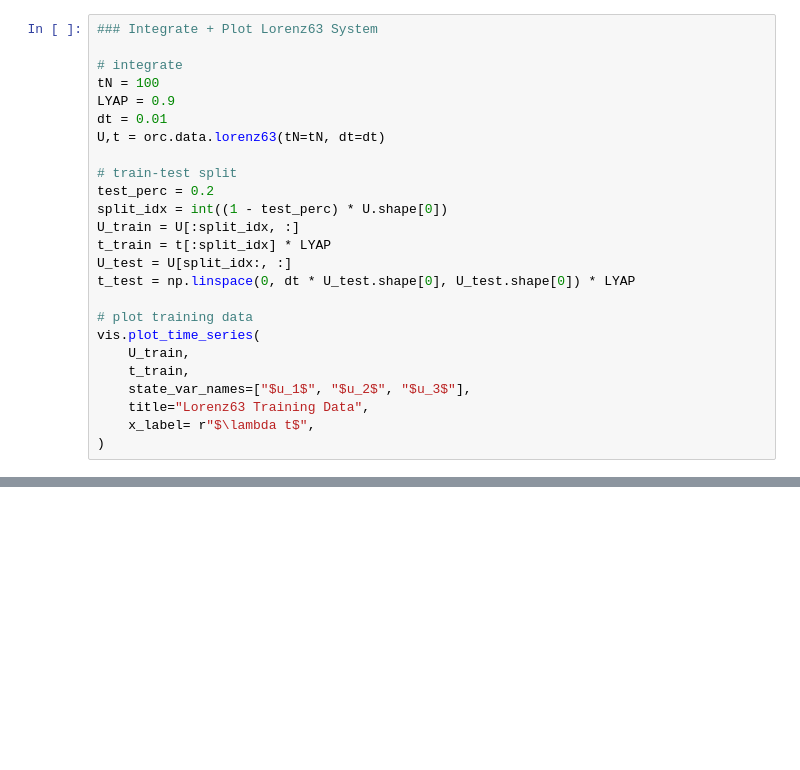
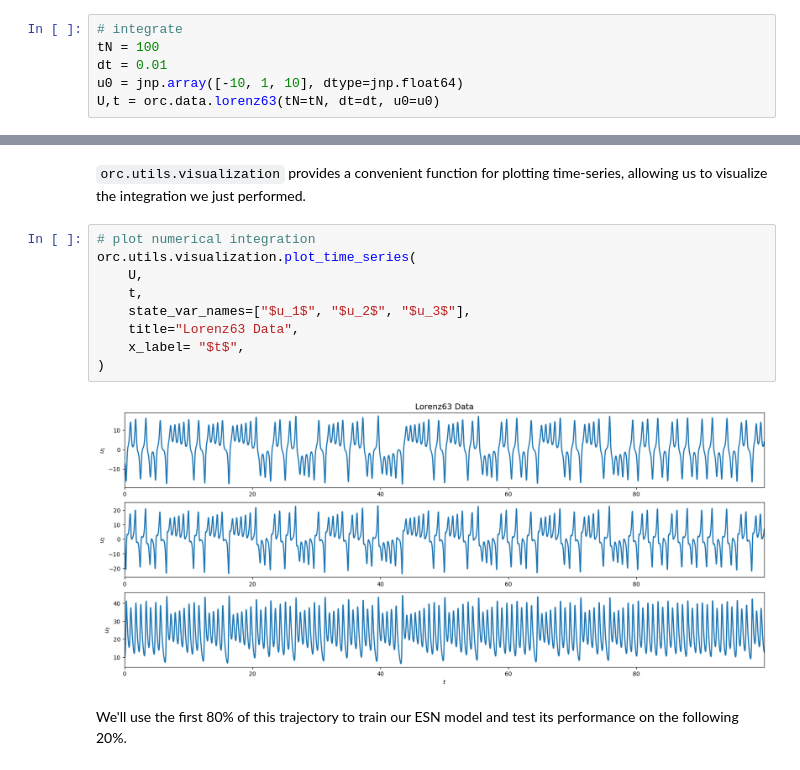
Before and after one commit to Jan-Williams/OpenReservoirComputing, a Jupyter notebook: examples/lorenz.ipynb, the cells around one changed output, grey strips where cells are left out. Saved outputs shown, nothing was run; the diff lists cells and outputs as text; blank space fills up the shorter version.

```diff
--- a/examples/lorenz.ipynb
+++ b/examples/lorenz.ipynb
@@ -12,26 +18,7 @@ from orc.utils import visualization as vis
 # %%
-### Integrate + Plot Lorenz63 System
-
 # integrate
 tN = 100
-LYAP = 0.9
 dt = 0.01
-U,t = orc.data.lorenz63(tN=tN, dt=dt)
-
-# train-test split
-test_perc = 0.2
-split_idx = int((1 - test_perc) * U.shape[0])
-U_train = U[:split_idx, :]
-t_train = t[:split_idx] * LYAP
-U_test = U[split_idx:, :]
-t_test = np.linspace(0, dt * U_test.shape[0], U_test.shape[0]) * LYAP
-
-# plot training data
-vis.plot_time_series(
-    U_train,
-    t_train,
-    state_var_names=["$u_1$", "$u_2$", "$u_3$"],
-    title="Lorenz63 Training Data",
-    x_label= r"$\lambda t$",
-)
+u0 = jnp.array([-10, 1, 10], dtype=jnp.float64)
+U,t = orc.data.lorenz63(tN=tN, dt=dt, u0=u0)
 # %% [output]
@@ -38,0 +26,15 @@ vis.plot_time_series(
+# %% [markdown]
+`orc.utils.visualization` provides a convenient function for plotting time-series, allowing us to visualize the integration we just performed.
+# %%
+# plot numerical integration
+orc.utils.visualization.plot_time_series(
+    U,
+    t,
+    state_var_names=["$u_1$", "$u_2$", "$u_3$"],
+    title="Lorenz63 Data",
+    x_label= "$t$",
+)
+# %% [output]
+[figure, added]
+# %% [markdown]
+We'll use the first 80% of this trajectory to train our ESN model and test its performance on the following 20%.
```
Also changed, not shown: parts of 13 cells of this notebook.
